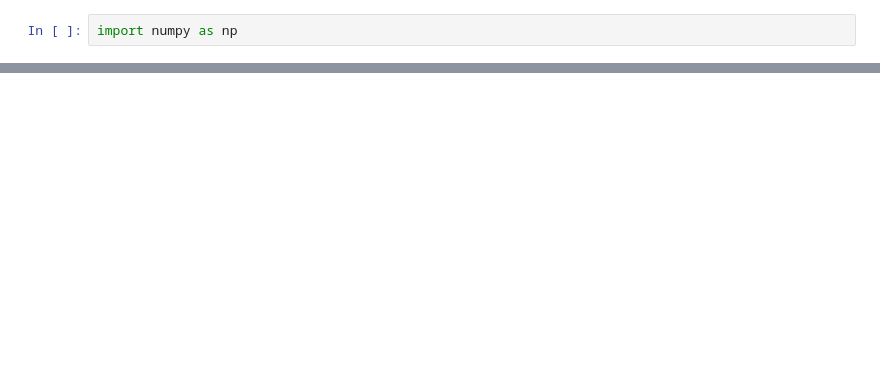
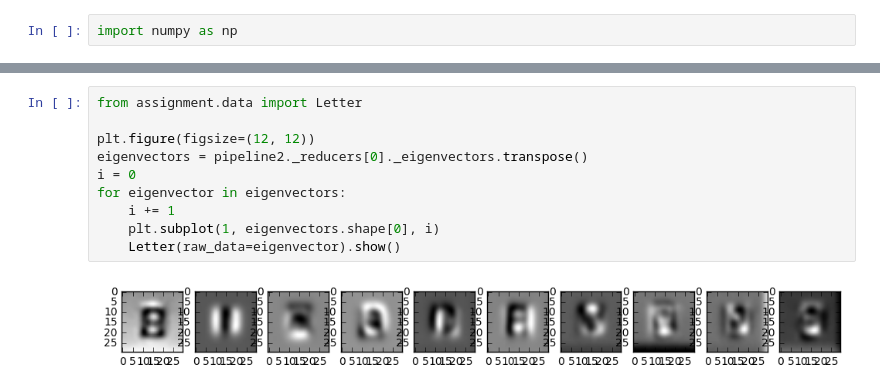
Before and after one commit to jmacmahon/data-driven-assignment-2, a Jupyter notebook: Main.ipynb, the cells around one changed output, grey strips where cells are left out. Saved outputs shown, nothing was run; the diff lists cells and outputs as text; blank space fills up the shorter version.

```diff
--- a/Main.ipynb
+++ b/Main.ipynb
@@ -64,0 +84,12 @@ q = data.wordsearch2.correctness_score(only_score=False)
+# %%
+from assignment.data import Letter
+
+plt.figure(figsize=(12, 12))
+eigenvectors = pipeline2._reducers[0]._eigenvectors.transpose()
+i = 0
+for eigenvector in eigenvectors:
+    i += 1
+    plt.subplot(1, eigenvectors.shape[0], i)
+    Letter(raw_data=eigenvector).show()
+# %% [output]
+[figure, added]
```
Also changed, not shown: parts of 5 cells of this notebook, 3 other files.
